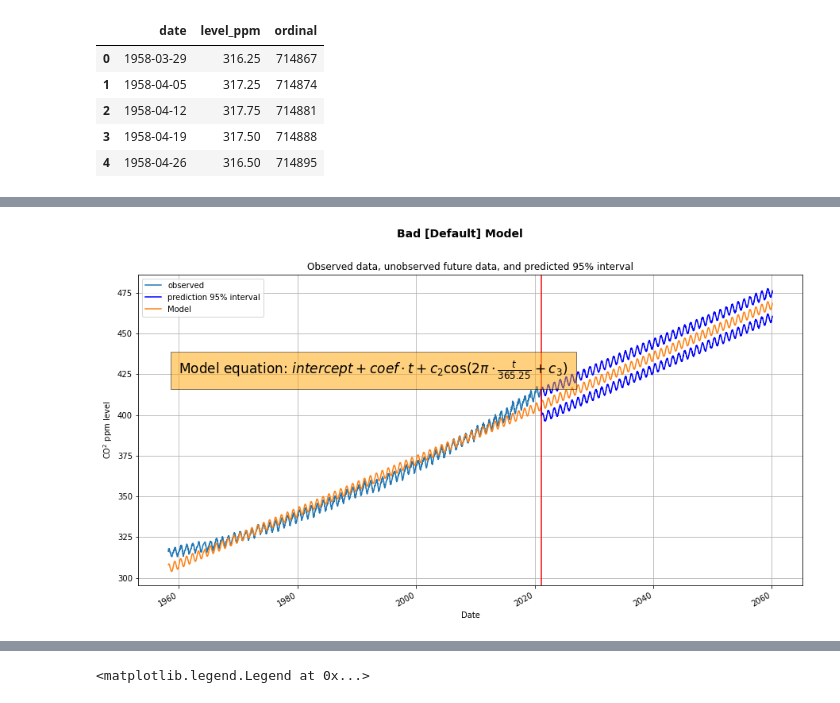
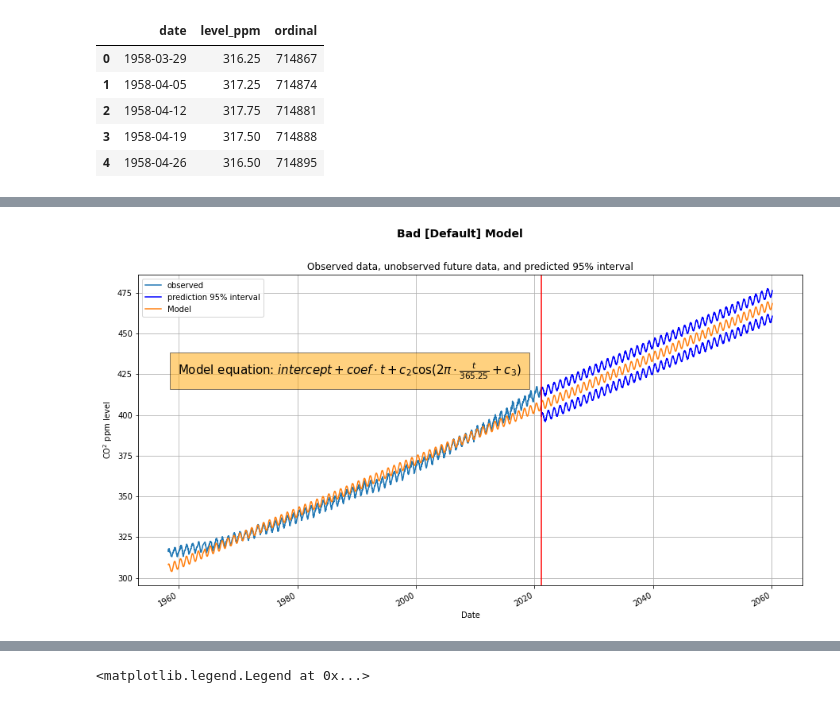
Before and after one commit to Inventrohyder/cs146, a Jupyter notebook: Assignments/final-project/notebook.ipynb, the cells around one changed output, grey strips where cells are left out. Cells and saved outputs as stored; diff of their text form; code cells hidden in the pictures.

```diff
--- a/Assignments/final-project/notebook.ipynb
+++ b/Assignments/final-project/notebook.ipynb
@@ -14,7 +14,7 @@ plt.style.context('seaborn')
 <contextlib._GeneratorContextManager at 0x...>
 # %%
 df = pd.read_csv(
-    'weekly_in_situ_co2_mlo.csv',
+    'https://scrippsco2.ucsd.edu/assets/data/atmospheric/stations/in_situ_co2/weekly/weekly_in_situ_co2_mlo.csv',
     header=None,
     parse_dates=[0],
     dtype={1: np.float16},
@@ -197,33 +194,33 @@ ax = fig.add_subplot()
 fig.suptitle('Bad [Default] Model', fontsize=14, fontweight='bold')
 # Observed data
 df.plot('date', 'level_ppm', ax=ax, grid=True, label='observed')
 
 # 95% confidence interval lower and upper bounds
 ax.plot(
     future_dates,
     np.concatenate((df['level_ppm'][-1:], bad_prediction_interval[0,1:])),
     'b-', label='prediction 95% interval')
 ax.plot(
     future_dates,
     np.concatenate((df['level_ppm'][-1:], bad_prediction_interval[1,1:])),
     'b-')
 
 # Model
 model_predictions = bad_t_intercept + bad_t_coef* to_predict + bad_c2 * np.cos(2 * np.pi * to_predict / 365.25 + bad_c3)
 ax.plot(to_predict_dates, model_predictions, label="Model")
 
 # Last observed date line
 ax.axvline(max(df['date']), color='red')
 ax.set_xlabel('Date')
 ax.set_ylabel('CO$^2$ ppm level')
 ax.legend()
 ax.set_title('Observed data, unobserved future data, and predicted 95% interval')
 ax.text(
-    date(1960, 1, 1), 425,
+    date(1959, 11, 1), 425,
     r'Model equation: $intercept + coef \cdot t + c_2 \cos(2 \pi \cdot \frac{t}{365.25} + c_3$)',
-    fontsize=17, bbox={'facecolor': 'orange', 'alpha': 0.5, 'pad': 10}
+    fontsize=15, bbox={'facecolor': 'orange', 'alpha': 0.5, 'pad': 10}
 )
 plt.savefig('bad_model.png')
 plt.show()
 # %% [output]
-[figure, old version]
+[figure, new version]
```
Also changed, not shown: parts of 12 cells of this notebook.
